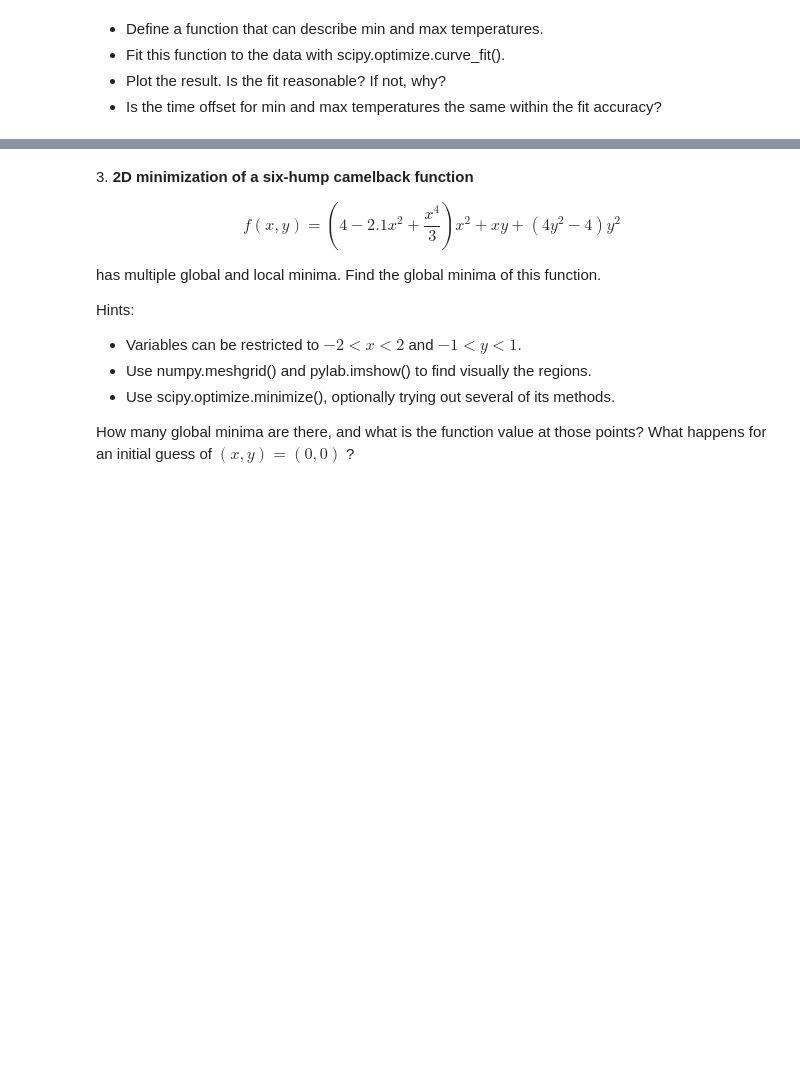
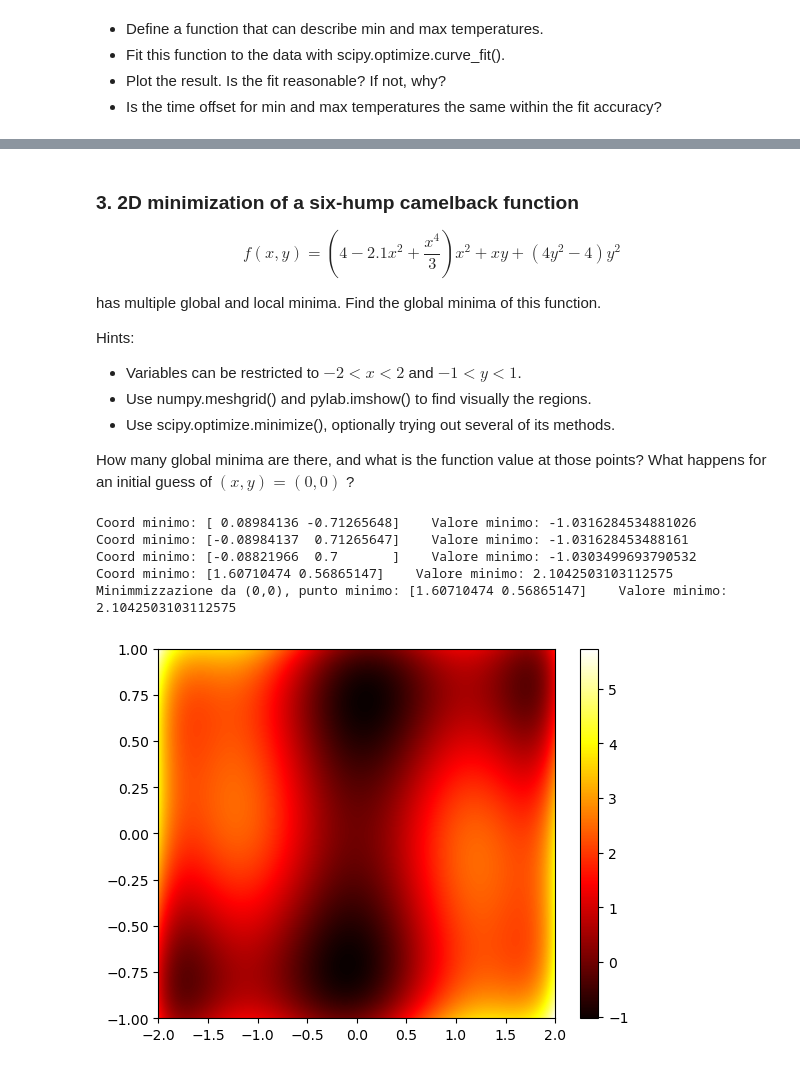
Before and after one commit to seccobenedetto/LCPA, a Jupyter notebook: 09ex_Algorithms.ipynb, the cells around one changed output, grey strips where cells are left out. Cells and saved outputs as stored; diff of their text form; code cells hidden in the pictures; blank space fills up the shorter version.

```diff
--- a/09ex_Algorithms.ipynb
+++ b/09ex_Algorithms.ipynb
@@ -153,5 +203,5 @@ plt.plot(x, gauss(x, min_params[0], min_params[1], min_params[2], min_params[3])
 # %% [markdown]
-3\. **2D minimization of a six-hump camelback function**
+### 3\. **2D minimization of a six-hump camelback function**
 
 $$
 f(x,y) = \left(4-2.1x^2+\frac{x^4}{3} \right) x^2 +xy + (4y^2 -4)y^2
@@ -166,5 +216,41 @@ Hints:
 * Use scipy.optimize.minimize(), optionally trying out several of its methods.
 
 How many global minima are there, and what is the function value at those points? What happens for an initial guess of $(x, y) = (0, 0)$ ?
+# %%
+from scipy.optimize import minimize
+
+# definizione della funziona cameback
+def camel(pos):
+    return (4 - 2.1 * pos[0]**2 + (pos[0]**4) / 3) * pos[0]**2 + pos[0] * pos[1] + (-4 + 4 * pos[1]**2) * pos[1]**2
+
+# let's plot the function:
+x = np.linspace(-2,2, 1000)
+y = np.linspace(-1,1, 1000)
+pos = np.meshgrid(x,y)         # griglia di coordinate 2D
+Z = camel(pos)                 # valori della funzione calcolati sulla griglia
+plt.imshow(Z, extent=[-2, 2, -1, 1], cmap='hot', aspect='auto')
+plt.colorbar()
+
+# we can see that the 2 global minima are around (0,-1) and (0,1), the other two around (-1.75, -0.75) and (1.75, 0.75)
+# this mirroring is excpected because the camel fucntion is an odd function
+results = []
+results.append( minimize(camel, x0=[0,-0.75], bounds=[(-0.5,0.5),(-1,-0.4)]) )
+results.append( minimize(camel, x0=[0, 0.75], bounds=[(-0.5,0.5),( 0.4, 1)]) )
+results.append( minimize(camel, x0=[0,0.6], bounds=[(-0.5,0.8),(0.25,0.7)] ) )
+results.append( minimize(camel, x0=[1.7,0.75], bounds=[(1.1,2),(0.3,1)] ) )
+for i in range(4): print(f"Coord minimo: {results[i].x}    Valore minimo: {results[i].fun}")
+# how can 2.1 be a minimum???
+
+# at (0,0):
+result = minimize(camel, x0=[0.,0.], bounds=[(-0.1,0.1),(-0.1,0.1)])
+print(f"Minimmizzazione da (0,0), punto minimo: {results[i].x}    Valore minimo: {results[i].fun}")
+# ??????????????
+# %% [output]
+Coord minimo: [ 0.08984136 -0.71265648]    Valore minimo: -1.0316284534881026
+Coord minimo: [-0.08984137  0.71265647]    Valore minimo: -1.031628453488161
+Coord minimo: [-0.08821966  0.7       ]    Valore minimo: -1.0303499693790532
+Coord minimo: [1.60710474 0.56865147]    Valore minimo: 2.1042503103112575
+Minimmizzazione da (0,0), punto minimo: [1.60710474 0.56865147]    Valore minimo: 2.1042503103112575
+[figure, added]
 # %%
 from scipy.optimize import minimize
```
Also changed, not shown: parts of 18 cells of this notebook, 1 other file.
